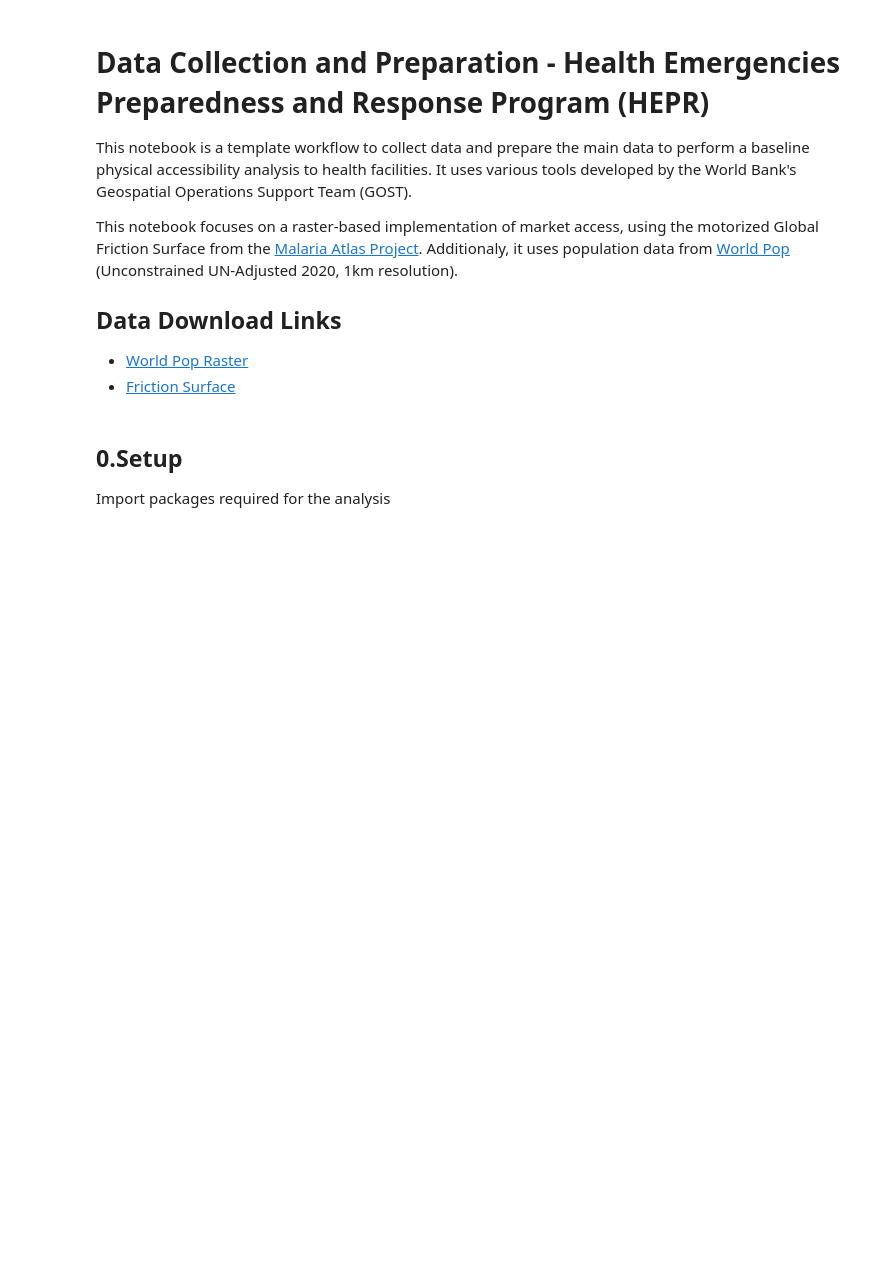
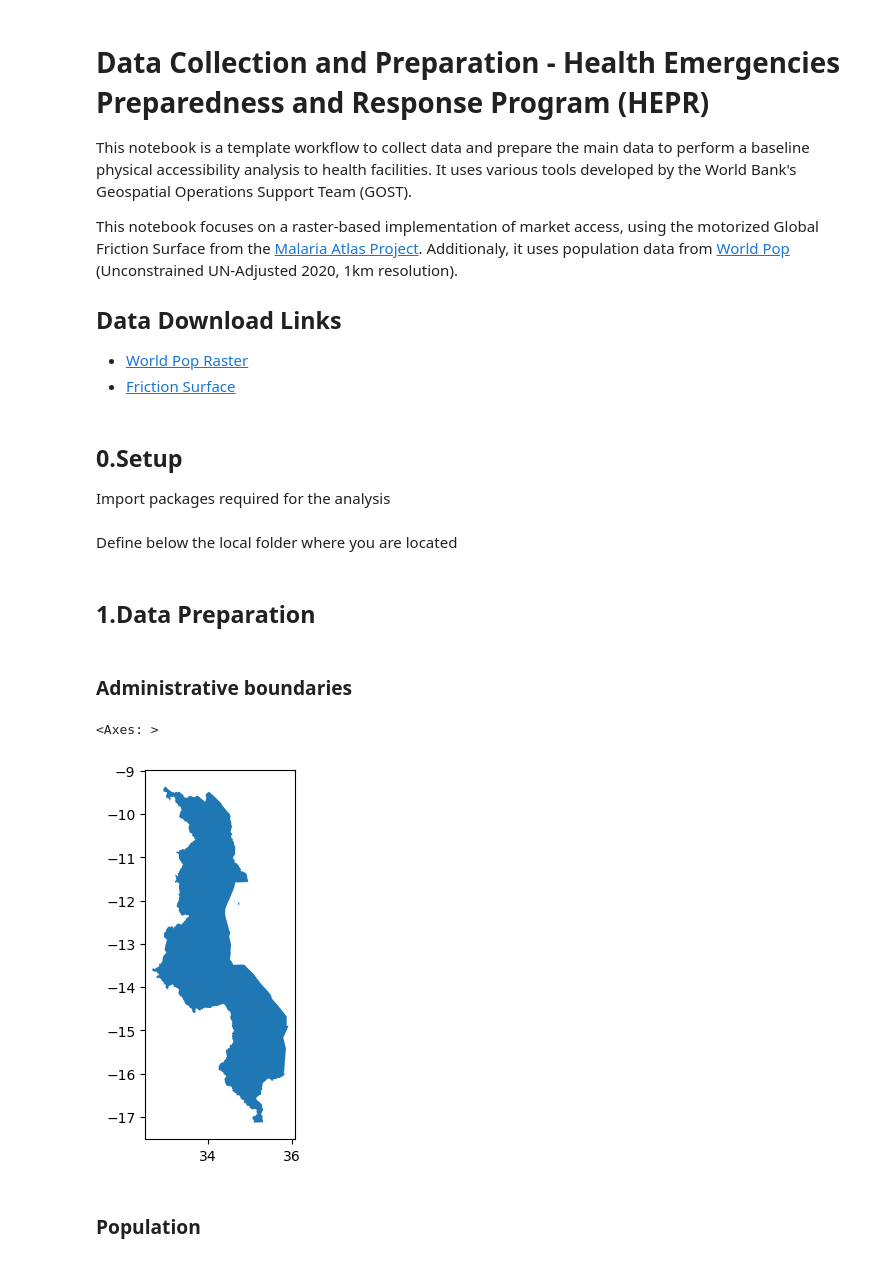
Before and after one commit to worldbank/Health-Access-Metrics, a Jupyter notebook: notebooks/HF_Access_raster.ipynb, the cells around one changed output. Cells and saved outputs as stored; diff of their text form; code cells hidden in the pictures; blank space fills up the shorter version.

Commit message:
Building malawi raster analysis

```diff
--- a/notebooks/HF_Access_raster.ipynb
+++ b/notebooks/HF_Access_raster.ipynb
@@ -58,3 +62,5 @@ import UrbanRaster as urban
 # auto reload
 %load_ext autoreload
 %autoreload 2
+# %% [markdown]
+Define below the local folder where you are located
@@ -60,0 +69,16 @@ import UrbanRaster as urban
+# %% [markdown]
+## 1.Data Preparation
+# %% [markdown]
+### Administrative boundaries
+# %%
+country = 'Malawi'
+iso = 'MWI'
+downloader = GADMDownloader(version="4.0")
+adm0 = downloader.get_shape_data_by_country_name(country_name=country, ad_level=0)
+# %%
+adm0.plot()
+# %% [output]
+<Axes: >
+[figure, added]
+# %% [markdown]
+### Population
```
Also changed, not shown: parts of 29 cells of this notebook, 1 other file.
